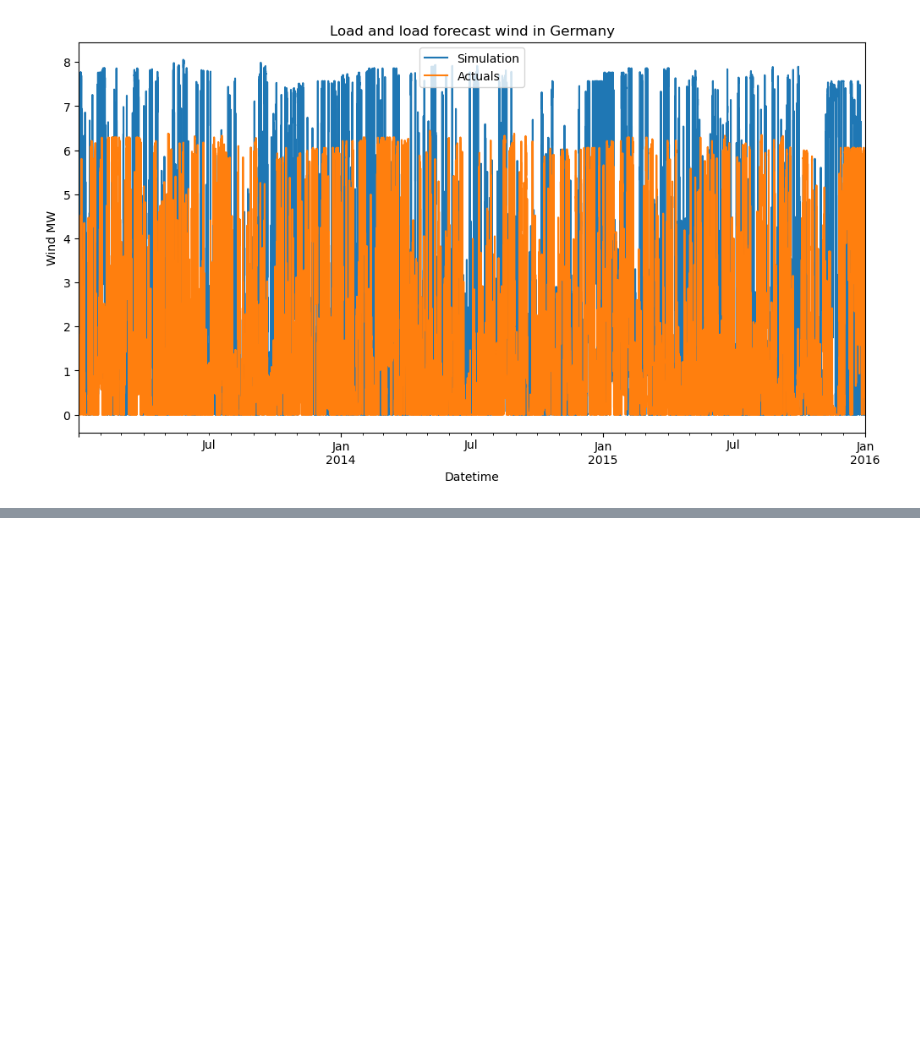
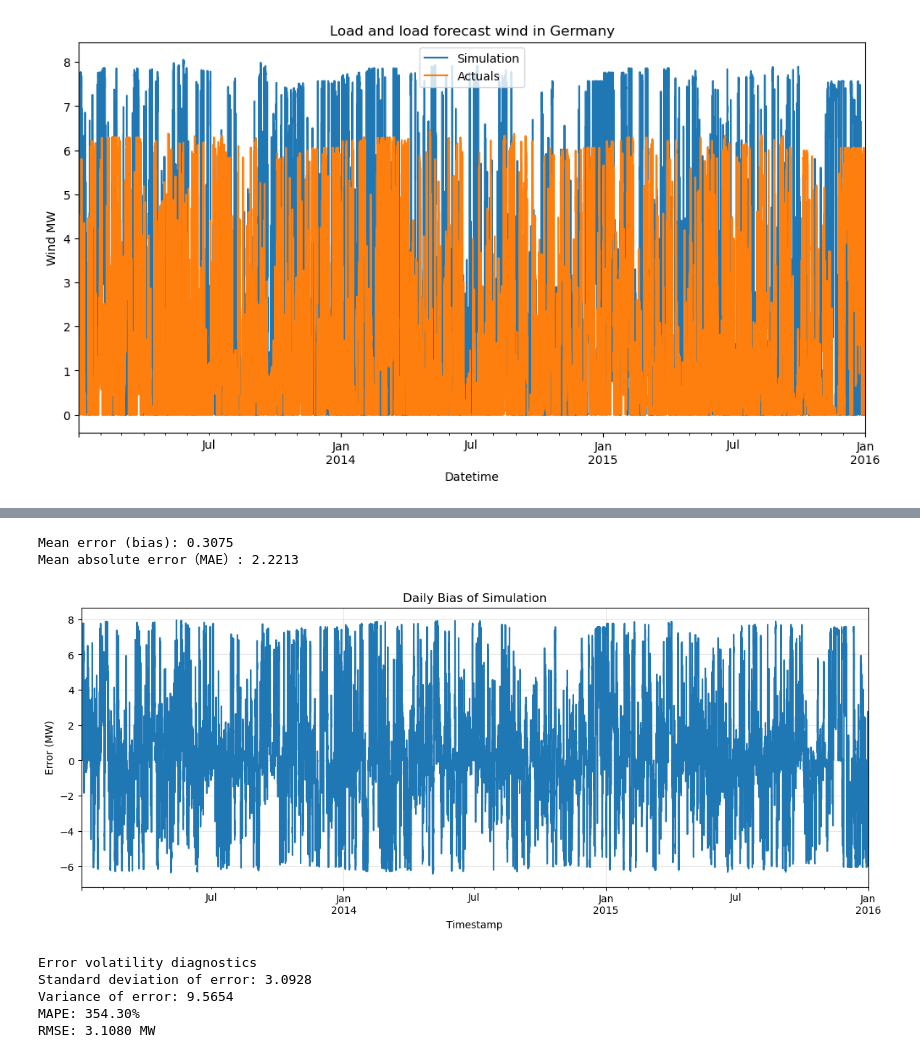
Before and after one commit to bluecake16/MASTER-ESSAY-XIN-DIANA, a Jupyter notebook: 3.2_load_forecast_windenergy.ipynb, the cells around one changed output, grey strips where cells are left out. Saved outputs shown, nothing was run; the diff lists cells and outputs as text; code cells hidden in the pictures; blank space fills up the shorter version.

```diff
--- a/3.2_load_forecast_windenergy.ipynb
+++ b/3.2_load_forecast_windenergy.ipynb
@@ -24,0 +180,50 @@ load_file_entsoe.plot(title='Load and load forecast wind in Germany',
+# %%
+# =========================
+#  daily bias
+# =========================
+daily_bias = df_w.groupby(df_w.index.date)["error"].mean()
+daily_bias.index = pd.to_datetime(daily_bias.index)
+daily_bias = daily_bias.dropna()
+
+
+mean_error = df_w["error"].mean()
+mean_abs_error = df_w["error"].abs().mean()
+
+
+print(f"Mean error (bias): {mean_error:.4f}")
+print(f"Mean absolute error（MAE）: {mean_abs_error:.4f}")
+
+plt.figure(figsize=(14, 5))
+df_w["error"].plot()
+plt.title("Daily Bias of Simulation")
+plt.ylabel("Error (MW)")
+plt.xlabel("Timestamp")
+plt.grid(True, alpha=0.3)
+plt.show()
+
+# =========================
+#  Error volatility
+# =========================
+print("Error volatility diagnostics")
+print(f"Standard deviation of error: {df_w['error'].std():.4f}")
+print(f"Variance of error: {df_w['error'].var():.4f}")
+
+# =========================
+#  MAPE and RMSE
+# =========================
+#for only cells where actuals are higher than zero, in daytime hours
+nz_actuals= df_w["Actuals"]> 0.01
+mape = (df_w['error'].abs() / df_w.loc[nz_actuals, "Actuals"]).mean() * 100
+print(f"MAPE: {mape:.2f}%")
+
+rmse = np.sqrt((df_w['error'] ** 2).mean())
+print(f"RMSE: {rmse:.4f} MW")
+# %% [output]
+Mean error (bias): 0.3075
+Mean absolute error（MAE）: 2.2213
+[figure, added]
+Error volatility diagnostics
+Standard deviation of error: 3.0928
+Variance of error: 9.5654
+MAPE: 354.30%
+RMSE: 3.1080 MW
```
Also changed, not shown: parts of 18 cells of this notebook.
